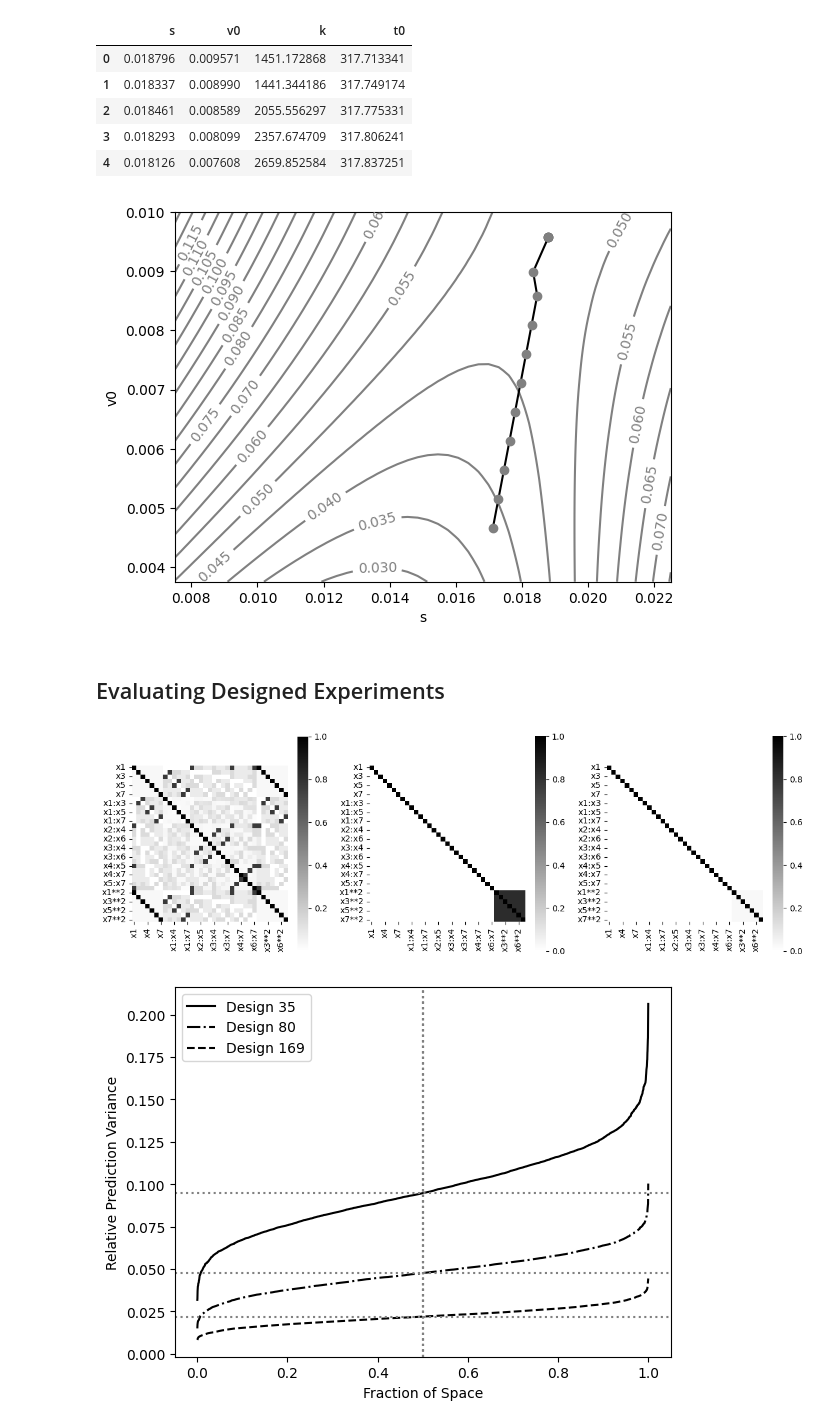
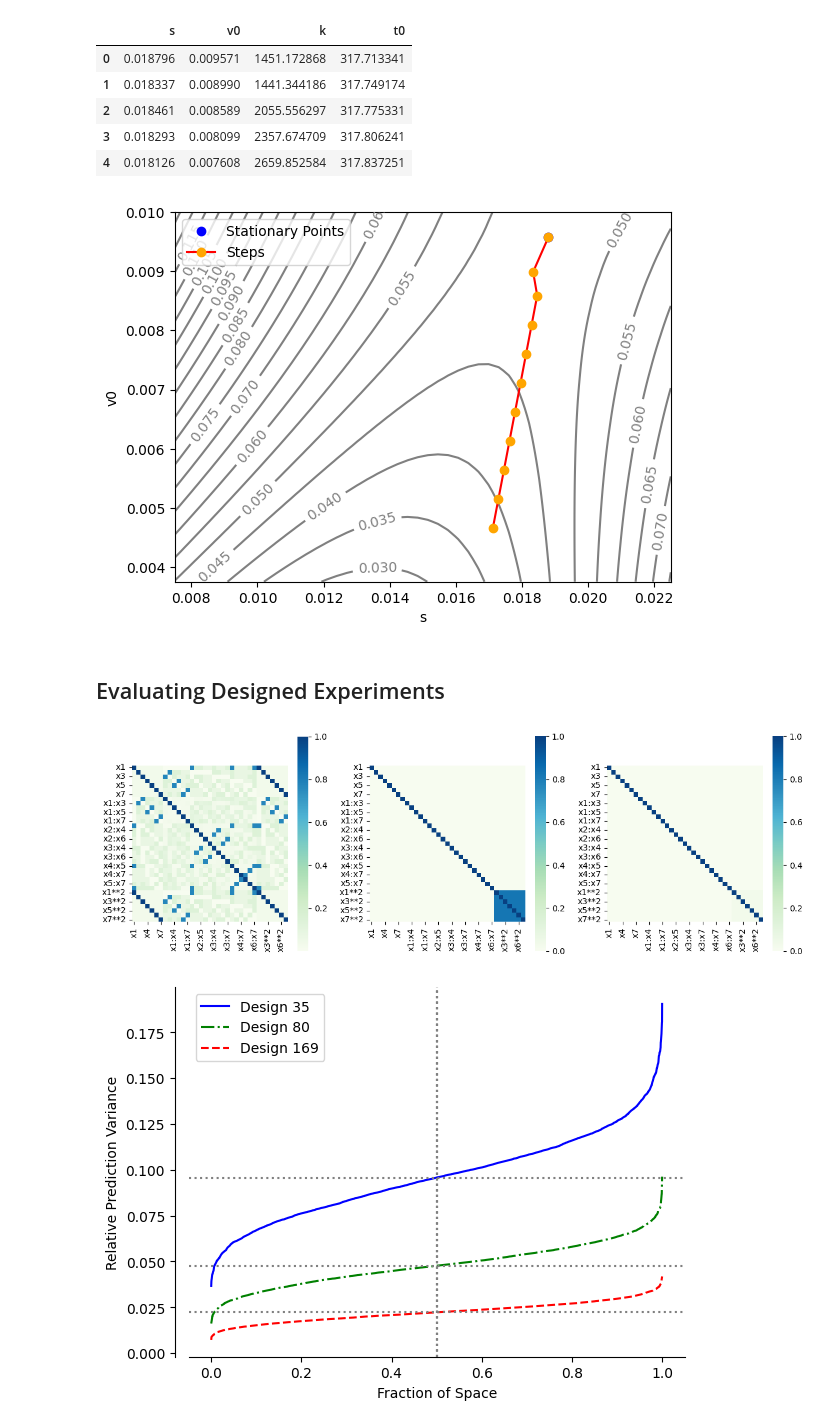
Before and after one commit to Dare-Badejo-001/Industrial-Stats-Design-of-experiments, a Jupyter notebook: Ch3_ClassicalDesign_and_AnalysisOfExperiments.ipynb, the cells around one changed output. Drawn from its saved outputs; the diff is of its cells as text; code cells hidden in the pictures.

```diff
--- a/Ch3_ClassicalDesign_and_AnalysisOfExperiments.ipynb
+++ b/Ch3_ClassicalDesign_and_AnalysisOfExperiments.ipynb
@@ -1059,14 +1059,25 @@ steps.head()
 | 3 | 0.018293 | 0.008099 | 2357.674709 | 317.806241 |
 | 4 | 0.018126 | 0.007608 | 2659.852584 | 317.837251 |
 # %%
+# Assuming `plotResponseSurface` is a custom function or part of a package you're using
+
+# Generate the response surface plot
 ax = plotResponseSurface(model, center, unit, x1=(-2, 4), x2=(-3, 2), x3=stationary['x3'], x4=stationary['x4'])
 
-ax.plot(factor_stationary['s'], factor_stationary['v0'], 'o', color='black')
+# Plot stationary points in a specific color (e.g., blue)
+ax.plot(factor_stationary['s'], factor_stationary['v0'], 'o',
+        color='blue', label='Stationary Points')
 
-ax.plot(steps['s'], steps['v0'], '-o', color='black', markerfacecolor='gray', markeredgecolor='gray')
+# Plot steps in another color (e.g., red) with customized markers
+ax.plot(steps['s'], steps['v0'], '-o', color='red', markerfacecolor='orange', markeredgecolor='orange', label='Steps')
+
+# Add legend to distinguish the different plots
+plt.legend()
+
+# Show the plot
 plt.show()
 # %% [output]
-[figure, old version]
+[figure, new version]
 # %% [markdown]
 ## Evaluating Designed Experiments
 # %%
@@ -1081,7 +1092,7 @@ def plotCorrelation(design, mod=0, ax=None):
     if ax is None:
         fig, ax = plt.subplots()
         fig.set_size_inches(11, 7)
-    sns.heatmap(corr, cmap='binary', ax=ax, square=True)
+    sns.heatmap(corr, cmap='GnBu', ax=ax, square=True)
     return ax
 
 fig, axes = plt.subplots(ncols=3, figsize=(12, 4))
@@ -1091,12 +1102,22 @@ plotCorrelation(design169, mod=2, ax=axes[2])
 plt.tight_layout()
 plt.show()
 # %% [output]
-[figure, old version]
+[figure, new version]
 # %%
 ax = None
-ax = mistat.FDS_Plot(design35, ax=ax, label='Design 35', plotkw={'linestyle': '-'})
-ax = mistat.FDS_Plot(design80, ax=ax, label='Design 80', plotkw={'linestyle': '-.'})
-ax = mistat.FDS_Plot(design169, maxscale=np.power(2, 7/4),  ax=ax, label='Design 169', plotkw={'linestyle': '--'})
+ax = mistat.FDS_Plot(design35, ax=ax, label='Design 35', plotkw={'linestyle': '-',  'color': 'blue'})
+ax = mistat.FDS_Plot(design80, ax=ax, label='Design 80', plotkw={'linestyle': '-.', 'color': 'green'})
+ax = mistat.FDS_Plot(design169, maxscale=np.power(2, 7/4),
+                     ax=ax, label='Design 169', plotkw={'linestyle': '--', 'color': 'red'})
+# Shift the left spine (y-axis) outwards by a fixed amount
+left_spine = ax.spines['left']
+left_spine.set_position(('outward', 10))  # Move left spine outwards
+left_spine.set_visible(True)  # Make the left spine visible
+
+ax.spines['top'].set_visible(False)
+ax.spines['right'].set_visible(False)
+
+plt.legend()
 plt.show()
 # %% [output]
-[figure, old version]
+[figure, new version]
```
